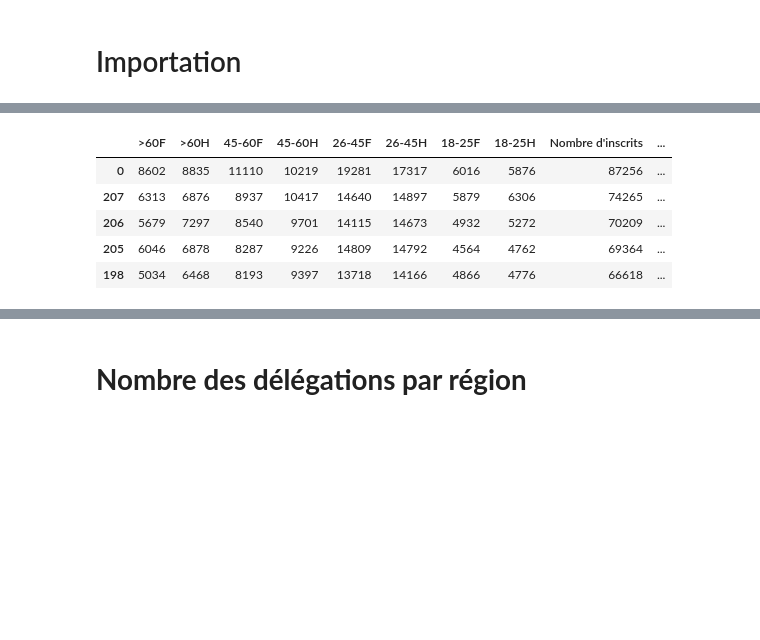
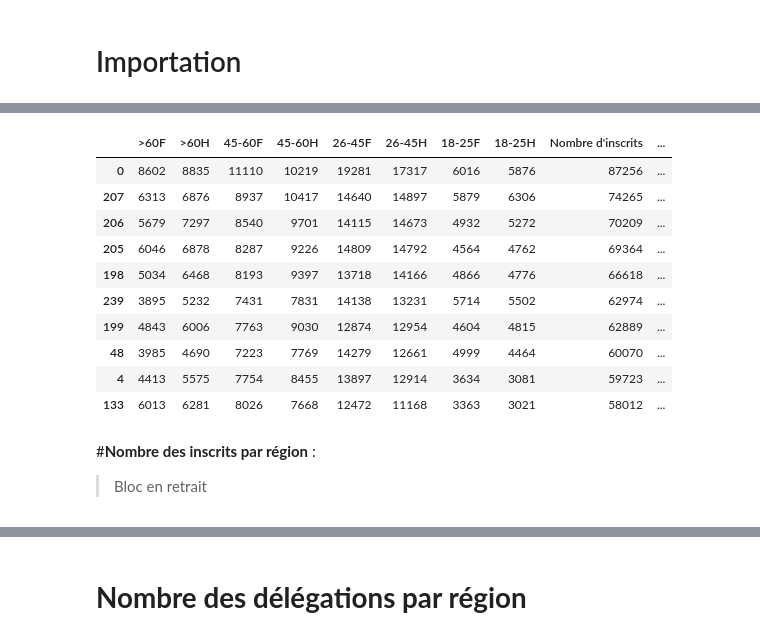
Before and after one commit to SeifAllah-BS/Analyse_Donn-es, a Jupyter notebook: index.ipynb, the cells around one changed output, grey strips where cells are left out. Saved outputs shown, nothing was run; the diff lists cells and outputs as text; code cells hidden in the pictures; blank space fills up the shorter version.

```diff
--- a/index.ipynb
+++ b/index.ipynb
@@ -12,10 +10,15 @@ Error:
 # %%
 isie_sorted = df_isie.sort_values(by="Nombre d'inscrits",ascending=False )
-isie_sorted.head()
+isie_sorted.head(10)
 # %% [output]
 |  | >60F | >60H | 45-60F | 45-60H | 26-45F | 26-45H | 18-25F | 18-25H | Nombre d'inscrits | ... |
 | 0 | 8602 | 8835 | 11110 | 10219 | 19281 | 17317 | 6016 | 5876 | 87256 | ... |
 | 207 | 6313 | 6876 | 8937 | 10417 | 14640 | 14897 | 5879 | 6306 | 74265 | ... |
 | 206 | 5679 | 7297 | 8540 | 9701 | 14115 | 14673 | 4932 | 5272 | 70209 | ... |
 | 205 | 6046 | 6878 | 8287 | 9226 | 14809 | 14792 | 4564 | 4762 | 69364 | ... |
 | 198 | 5034 | 6468 | 8193 | 9397 | 13718 | 14166 | 4866 | 4776 | 66618 | ... |
+| 239 | 3895 | 5232 | 7431 | 7831 | 14138 | 13231 | 5714 | 5502 | 62974 | ... |
+| 199 | 4843 | 6006 | 7763 | 9030 | 12874 | 12954 | 4604 | 4815 | 62889 | ... |
+| 48 | 3985 | 4690 | 7223 | 7769 | 14279 | 12661 | 4999 | 4464 | 60070 | ... |
+| 4 | 4413 | 5575 | 7754 | 8455 | 13897 | 12914 | 3634 | 3081 | 59723 | ... |
+| 133 | 6013 | 6281 | 8026 | 7668 | 12472 | 11168 | 3363 | 3021 | 58012 | ... |
@@ -21,0 +28,4 @@ isie_sorted.head()
+# %% [markdown]
+#**Nombre des inscrits par région** :
+
+> Bloc en retrait
```
Also changed, not shown: parts of 24 cells of this notebook.
